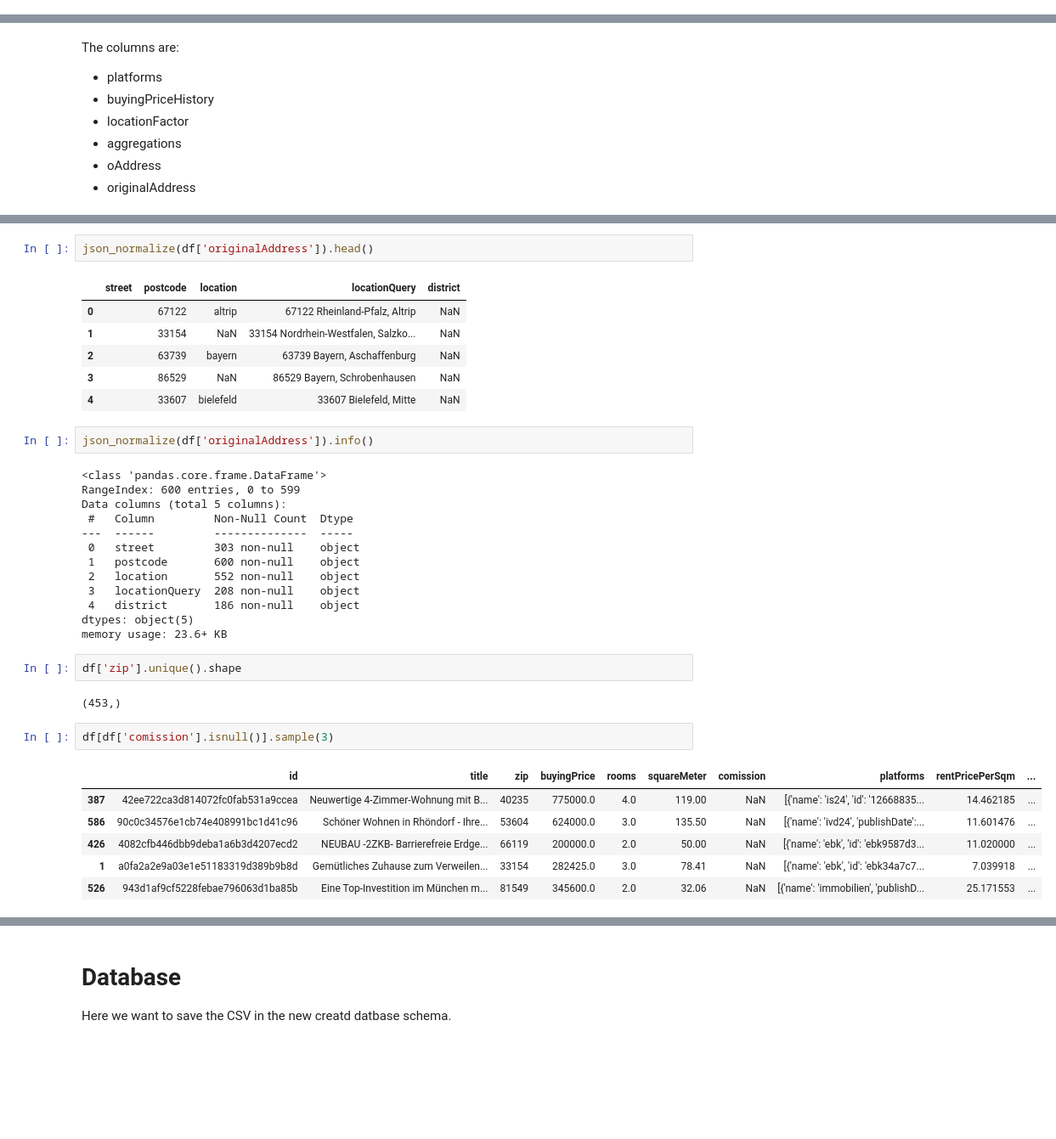
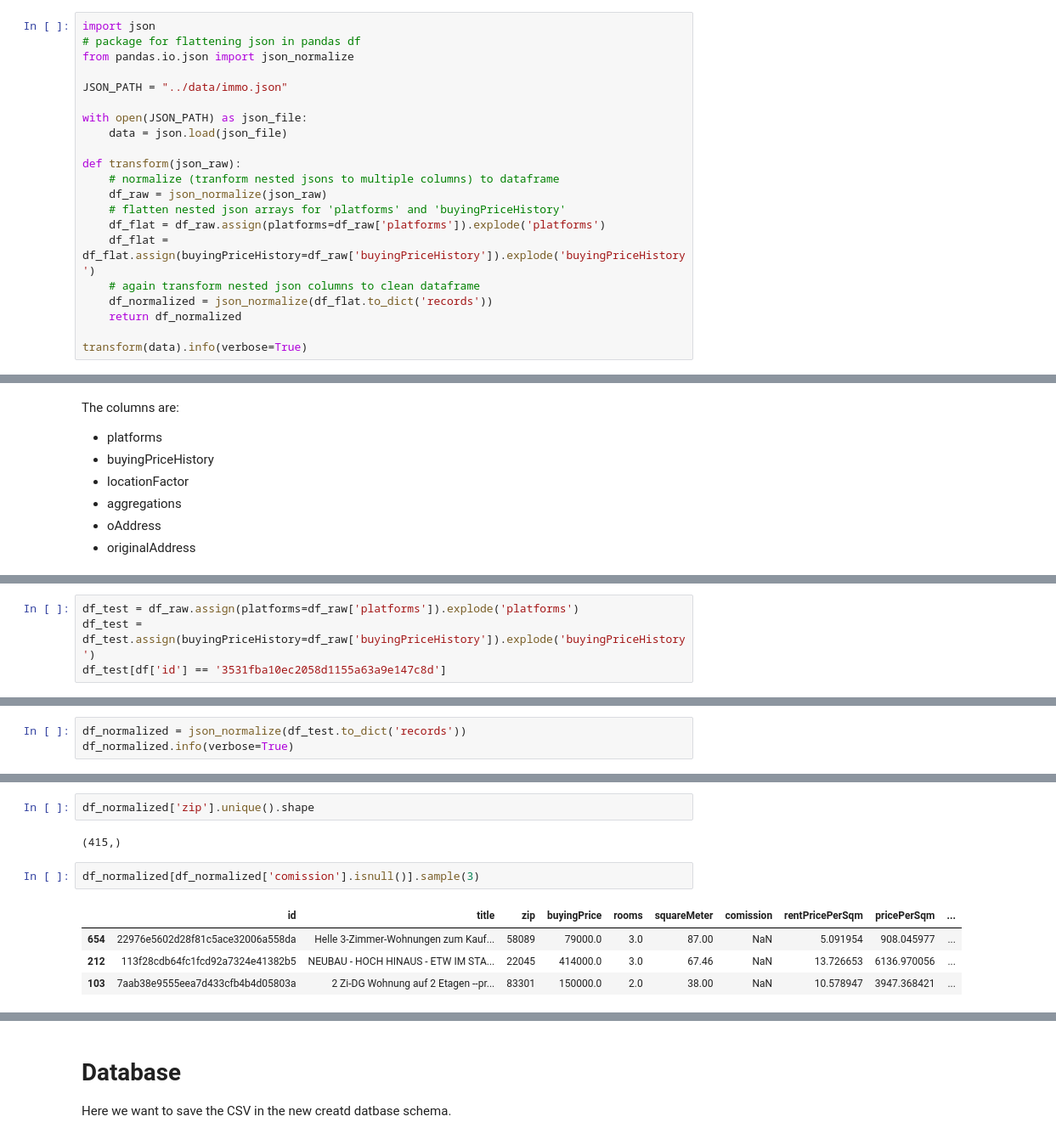
Before and after one commit to FollowJack/awesome-dataengineer-masterclass, a Jupyter notebook: 02_real_estate_roi_calculator/notebooks/playfield.ipynb, the cells around one changed output, grey strips where cells are left out. Shown: that part at 85% size. Saved outputs shown, nothing was run; the diff lists cells and outputs as text; blank space fills up the shorter version.

```diff
--- a/02_real_estate_roi_calculator/notebooks/playfield.ipynb
+++ b/02_real_estate_roi_calculator/notebooks/playfield.ipynb
@@ -50,3 +53,24 @@ Finish loading data
 # %% [markdown]
 ## Transformation
 We want to clean the nested JSON (normalize them).
+# %%
+import json
+# package for flattening json in pandas df
+from pandas.io.json import json_normalize
+
+JSON_PATH = "../data/immo.json"
+
+with open(JSON_PATH) as json_file:
+    data = json.load(json_file)
+
+def transform(json_raw):
+    # normalize (tranform nested jsons to multiple columns) to dataframe
+    df_raw = json_normalize(json_raw)
+    # flatten nested json arrays for 'platforms' and 'buyingPriceHistory'
+    df_flat = df_raw.assign(platforms=df_raw['platforms']).explode('platforms')
+    df_flat = df_flat.assign(buyingPriceHistory=df_raw['buyingPriceHistory']).explode('buyingPriceHistory')
+    # again transform nested json columns to clean dataframe
+    df_normalized = json_normalize(df_flat.to_dict('records'))
+    return df_normalized
+
+transform(data).info(verbose=True)
@@ -132,0 +221,4 @@ df_raw.to_csv("../data/immo.csv")
+# %%
+df_test = df_raw.assign(platforms=df_raw['platforms']).explode('platforms')
+df_test = df_test.assign(buyingPriceHistory=df_raw['buyingPriceHistory']).explode('buyingPriceHistory')
+df_test[df['id'] == '3531fba10ec2058d1155a63a9e147c8d']
@@ -132,0 +235,3 @@ df_raw.to_csv("../data/immo.csv")
+# %%
+df_normalized = json_normalize(df_test.to_dict('records'))
+df_normalized.info(verbose=True)
@@ -258,39 +287,13 @@ memory usage: 229.8+ KB
-# %%
-json_normalize(df['originalAddress']).head()
-# %% [output]
-|  | street | postcode | location | locationQuery | district |
-| 0 |  | 67122 | altrip | 67122 Rheinland-Pfalz, Altrip | NaN |
-| 1 |  | 33154 | NaN | 33154 Nordrhein-Westfalen, Salzko... | NaN |
-| 2 |  | 63739 | bayern | 63739 Bayern, Aschaffenburg | NaN |
-| 3 |  | 86529 | NaN | 86529 Bayern, Schrobenhausen | NaN |
-| 4 |  | 33607 | bielefeld | 33607 Bielefeld, Mitte | NaN |
-# %%
-json_normalize(df['originalAddress']).info()
-# %% [output]
-<class 'pandas.core.frame.DataFrame'>
-RangeIndex: 600 entries, 0 to 599
-Data columns (total 5 columns):
- #   Column         Non-Null Count  Dtype
----  ------         --------------  -----
- 0   street         303 non-null    object
- 1   postcode       600 non-null    object
- 2   location       552 non-null    object
- 3   locationQuery  208 non-null    object
- 4   district       186 non-null    object
-dtypes: object(5)
-memory usage: 23.6+ KB
 # %%
-df['zip'].unique().shape
+df_normalized['zip'].unique().shape
 # %% [output]
-(453,)
+(415,)
 # %%
-df[df['comission'].isnull()].sample(3)
+df_normalized[df_normalized['comission'].isnull()].sample(3)
 # %% [output]
-|  | id | title | zip | buyingPrice | rooms | squareMeter | comission | platforms | rentPricePerSqm | ... |
-| 387 | 42ee722ca3d814072fc0fab531a9ccea | Neuwertige 4-Zimmer-Wohnung mit B... | 40235 | 775000.0 | 4.0 | 119.00 | NaN | [{'name': 'is24', 'id': '12668835... | 14.462185 | ... |
-| 586 | 90c0c34576e1cb74e408991bc1d41c96 | Schöner Wohnen in Rhöndorf - Ihre... | 53604 | 624000.0 | 3.0 | 135.50 | NaN | [{'name': 'ivd24', 'publishDate':... | 11.601476 | ... |
-| 426 | 4082cfb446dbb9deba1a6b3d4207ecd2 | NEUBAU -2ZKB- Barrierefreie Erdge... | 66119 | 200000.0 | 2.0 | 50.00 | NaN | [{'name': 'ebk', 'id': 'ebk9587d3... | 11.020000 | ... |
-| 1 | a0fa2a2e9a03e1e51183319d389b9b8d | Gemütliches Zuhause zum Verweilen... | 33154 | 282425.0 | 3.0 | 78.41 | NaN | [{'name': 'ebk', 'id': 'ebk34a7c7... | 7.039918 | ... |
-| 526 | 943d1af9cf5228febae796063d1ba85b | Eine Top-Investition im München m... | 81549 | 345600.0 | 2.0 | 32.06 | NaN | [{'name': 'immobilien', 'publishD... | 25.171553 | ... |
+|  | id | title | zip | buyingPrice | rooms | squareMeter | comission | rentPricePerSqm | pricePerSqm | ... |
+| 654 | 22976e5602d28f81c5ace32006a558da | Helle 3-Zimmer-Wohnungen zum Kauf... | 58089 | 79000.0 | 3.0 | 87.00 | NaN | 5.091954 | 908.045977 | ... |
+| 212 | 113f28cdb64fc1fcd92a7324e41382b5 | NEUBAU - HOCH HINAUS - ETW IM STA... | 22045 | 414000.0 | 3.0 | 67.46 | NaN | 13.726653 | 6136.970056 | ... |
+| 103 | 7aab38e9555eea7d433cfb4b4d05803a | 2 Zi-DG Wohnung auf 2 Etagen --pr... | 83301 | 150000.0 | 2.0 | 38.00 | NaN | 10.578947 | 3947.368421 | ... |
 # %%
 # Check null values and unique values
```
Also changed, not shown: parts of 34 cells of this notebook, 6 other files.
